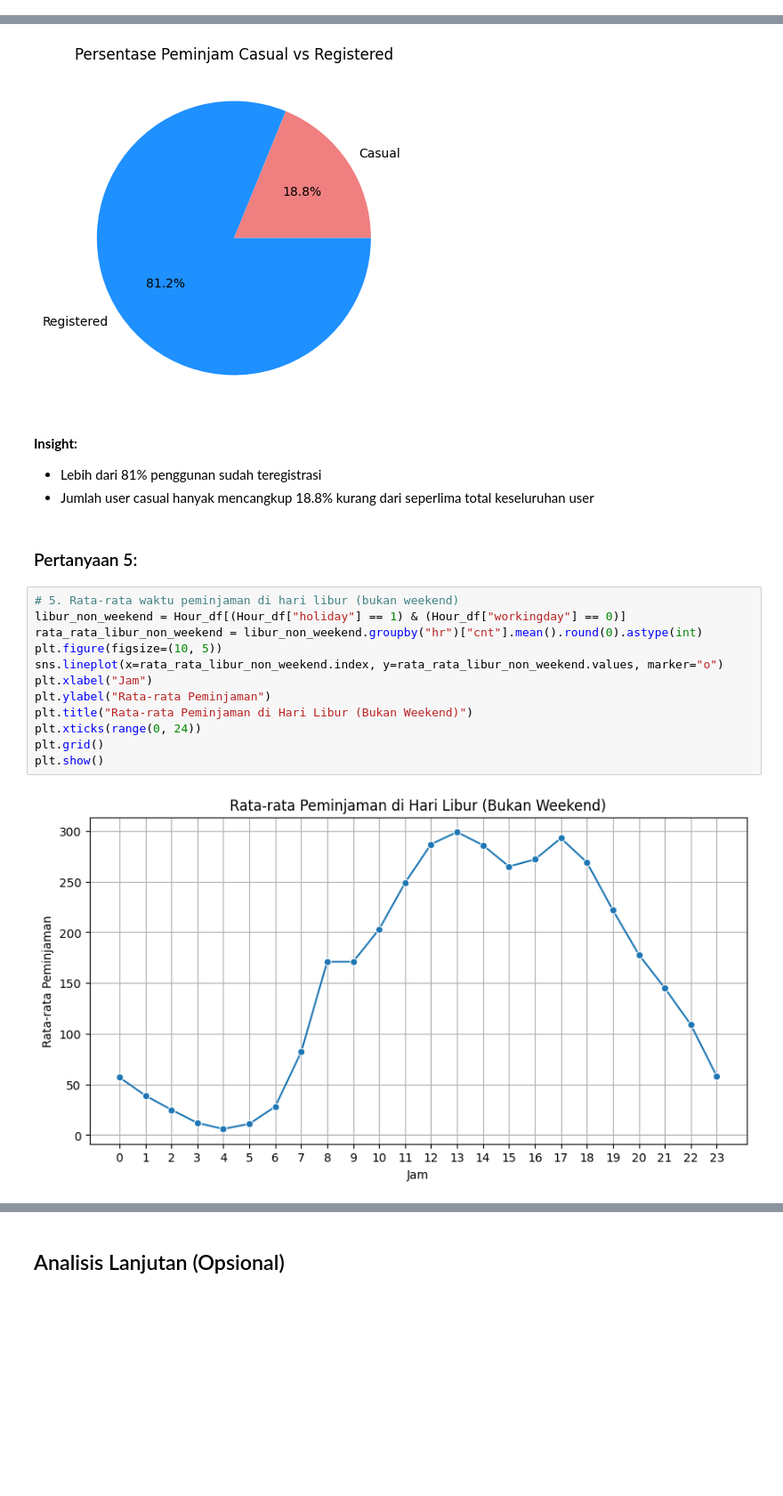
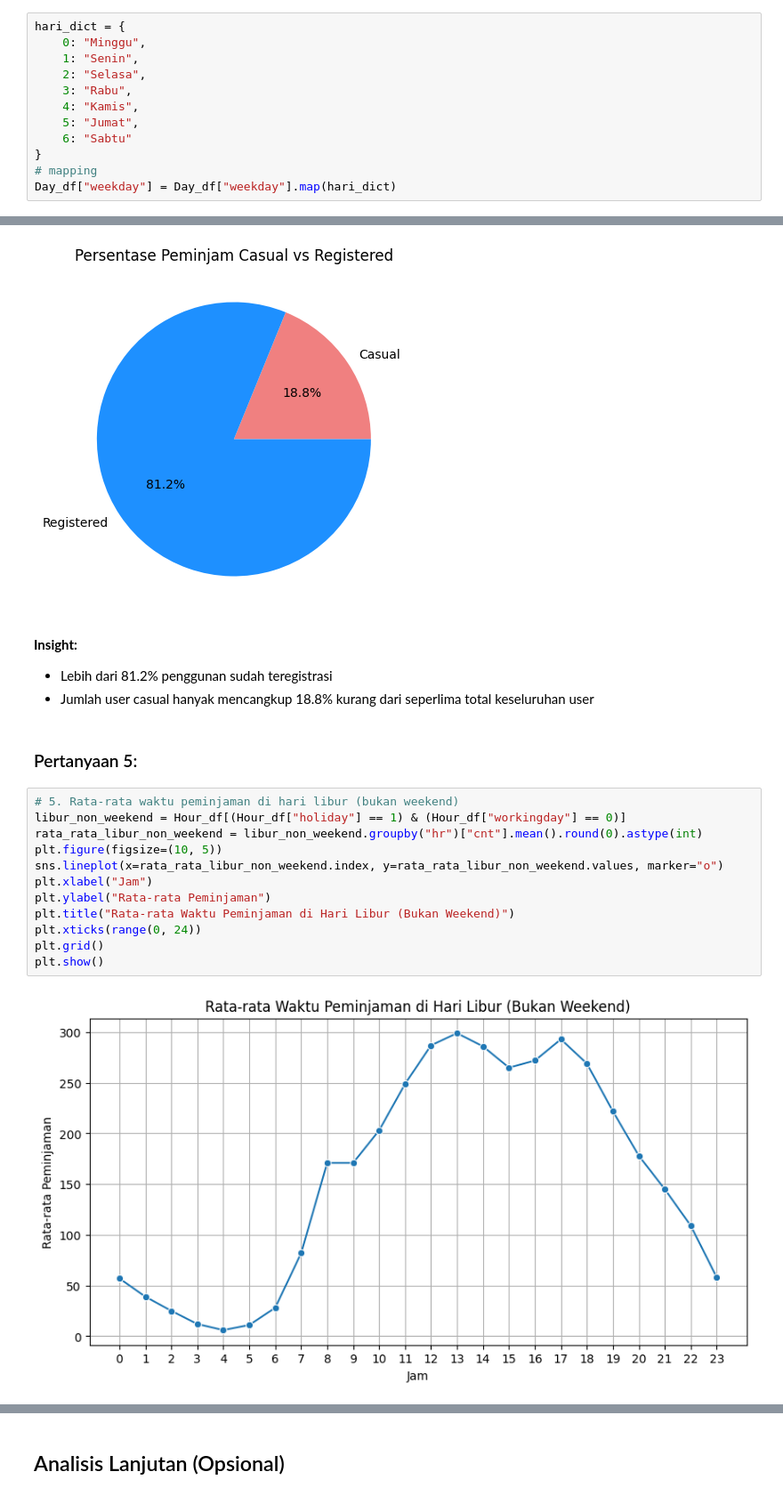
Before and after one commit to ALcitya/Proyek_Akhir_Analisis_Data, a Jupyter notebook: Bike_Notebook.ipynb, the cells around one changed output, grey strips where cells are left out. Shown: that part at 89% size. Saved outputs shown, nothing was run; the diff lists cells and outputs as text; blank space fills up the shorter version.

```diff
--- a/Bike_Notebook.ipynb
+++ b/Bike_Notebook.ipynb
@@ -108,0 +223,12 @@ memory usage: 2.3 MB
+# %%
+hari_dict = {
+    0: "Minggu",
+    1: "Senin",
+    2: "Selasa",
+    3: "Rabu",
+    4: "Kamis",
+    5: "Jumat",
+    6: "Sabtu"
+}
+# mapping
+Day_df["weekday"] = Day_df["weekday"].map(hari_dict)
@@ -346,24 +445,24 @@ plt.show()
 # %% [markdown]
 **Insight:**
 
-- Lebih dari 81% penggunan sudah teregistrasi
+- Lebih dari 81.2% penggunan sudah teregistrasi
 - Jumlah user casual hanyak mencangkup 18.8% kurang dari seperlima total keseluruhan user
 # %% [markdown]
 ### Pertanyaan 5:
 # %%
 # 5. Rata-rata waktu peminjaman di hari libur (bukan weekend)
 libur_non_weekend = Hour_df[(Hour_df["holiday"] == 1) & (Hour_df["workingday"] == 0)]
 rata_rata_libur_non_weekend = libur_non_weekend.groupby("hr")["cnt"].mean().round(0).astype(int)
 plt.figure(figsize=(10, 5))
 sns.lineplot(x=rata_rata_libur_non_weekend.index, y=rata_rata_libur_non_weekend.values, marker="o")
 plt.xlabel("Jam")
 plt.ylabel("Rata-rata Peminjaman")
-plt.title("Rata-rata Peminjaman di Hari Libur (Bukan Weekend)")
+plt.title("Rata-rata Waktu Peminjaman di Hari Libur (Bukan Weekend)")
 plt.xticks(range(0, 24))
 plt.grid()
 plt.show()
 # %% [output]
-[figure, old version]
+[figure, new version]
 # %% [markdown]
 **Insight:**
 
```
Also changed, not shown: parts of 72 cells of this notebook, 1 other file.
